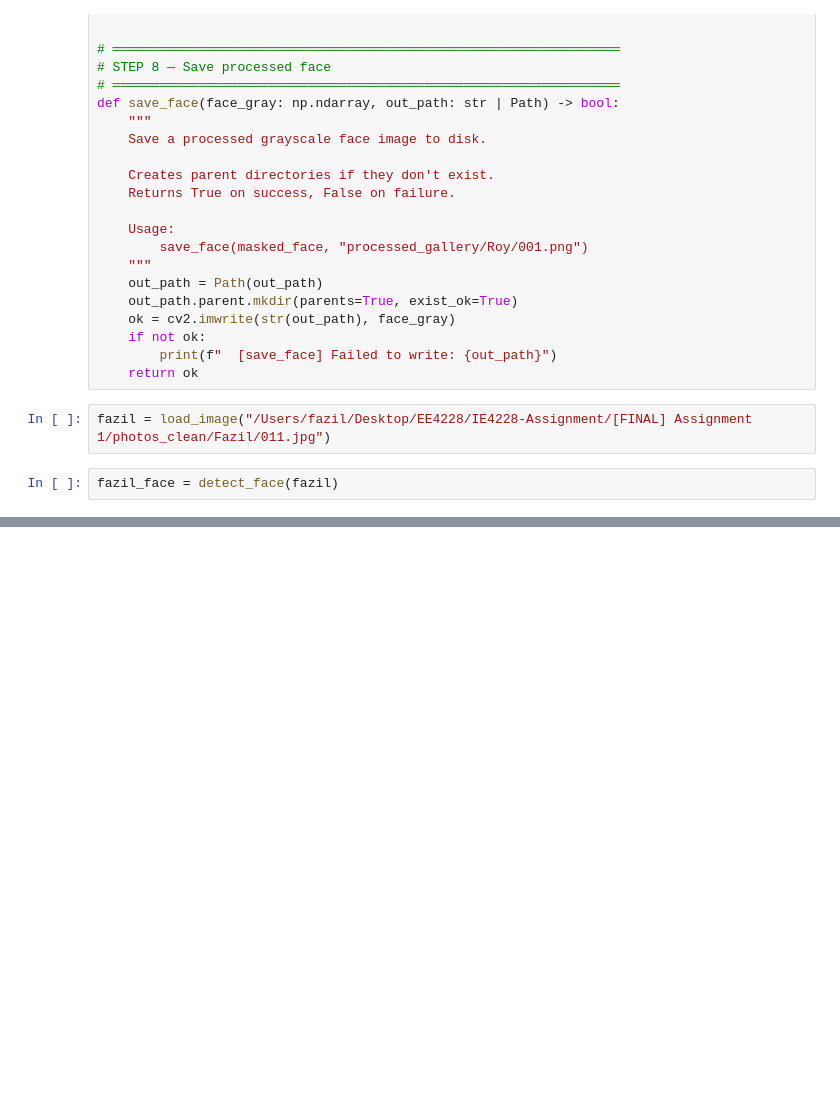
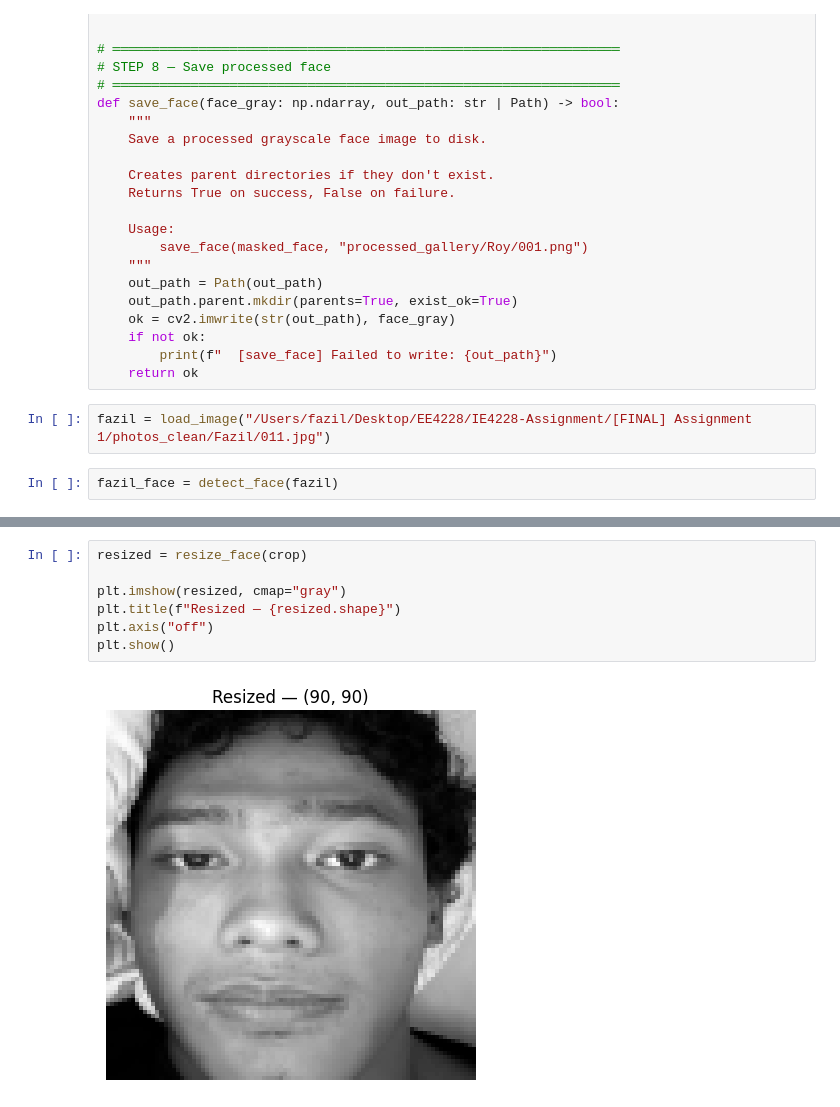
Before and after one commit to fazfa28/IE4228-Assignment, a Jupyter notebook: FINAL_Assignment 1/fisherface.ipynb, the cells around one changed output, grey strips where cells are left out. Drawn from its saved outputs; the diff is of its cells as text; blank space fills up the shorter version.

```diff
--- a/FINAL_Assignment 1/fisherface.ipynb
+++ b/FINAL_Assignment 1/fisherface.ipynb
@@ -506,0 +519,9 @@ else:
+# %%
+resized = resize_face(crop)
+
+plt.imshow(resized, cmap="gray")
+plt.title(f"Resized — {resized.shape}")
+plt.axis("off")
+plt.show()
+# %% [output]
+[figure, added]
```
Also changed, not shown: parts of 19 cells of this notebook, 5 other files.
